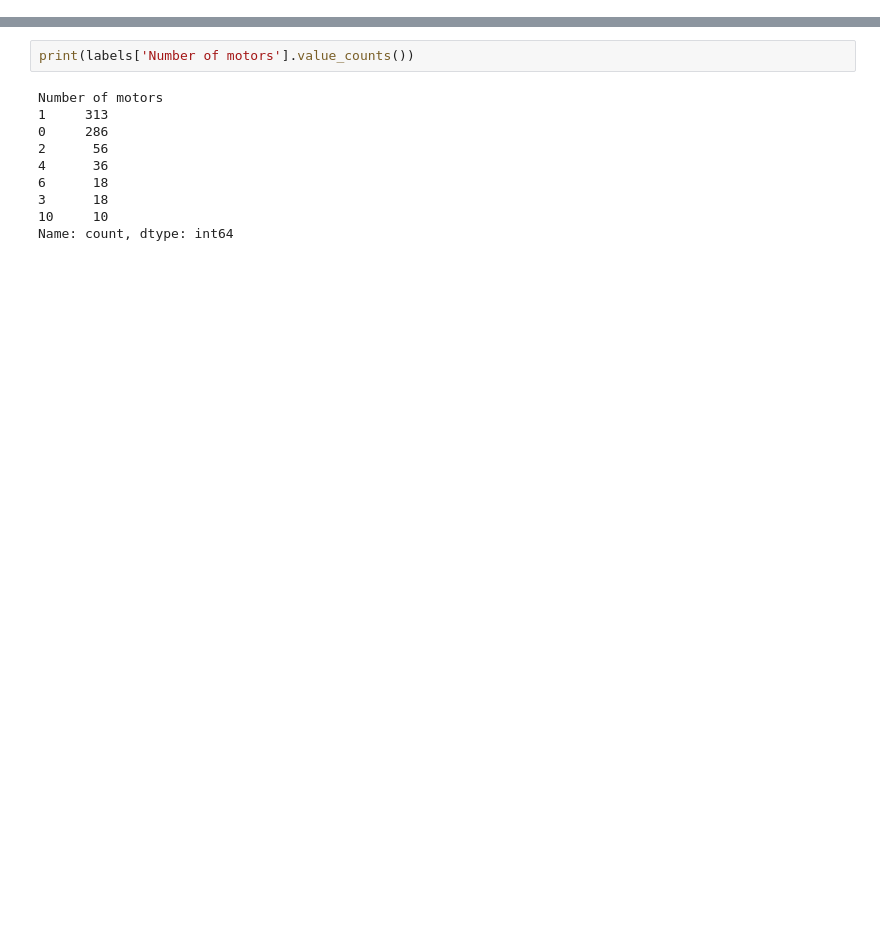
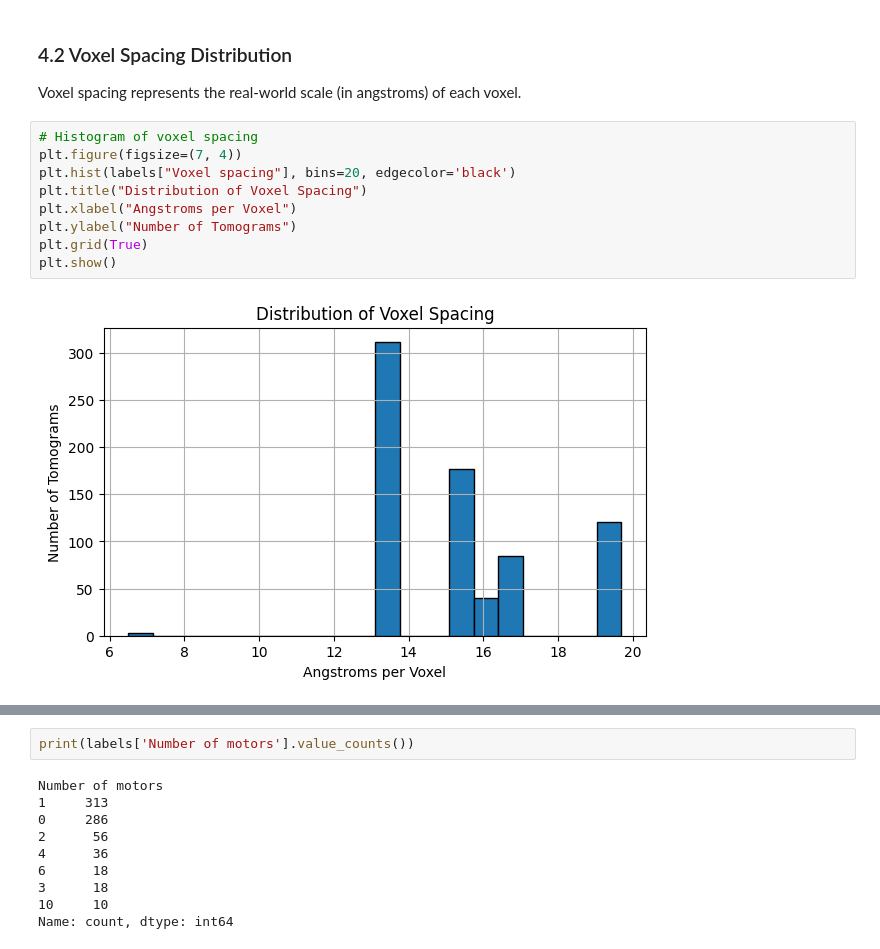
Before and after one commit to RamyBoulos/BYU_Locating_Bacterial_Flagellar_Motors_2025, a Jupyter notebook: notebooks/EDA.ipynb, the cells around one changed output, grey strips where cells are left out. Saved outputs shown, nothing was run; the diff lists cells and outputs as text; blank space fills up the shorter version.

```diff
--- a/notebooks/EDA.ipynb
+++ b/notebooks/EDA.ipynb
@@ -38,0 +200,15 @@ Successfully installed contourpy-1.3.2 cycler-0.12.1 fonttools-4.58.2 kiwisolver
+# %% [markdown]
+### 4.2 Voxel Spacing Distribution
+
+Voxel spacing represents the real-world scale (in angstroms) of each voxel.
+# %%
+# Histogram of voxel spacing
+plt.figure(figsize=(7, 4))
+plt.hist(labels["Voxel spacing"], bins=20, edgecolor='black')
+plt.title("Distribution of Voxel Spacing")
+plt.xlabel("Angstroms per Voxel")
+plt.ylabel("Number of Tomograms")
+plt.grid(True)
+plt.show()
+# %% [output]
+[figure, added]
```
Also changed, not shown: parts of 42 cells of this notebook, 4 other files.
